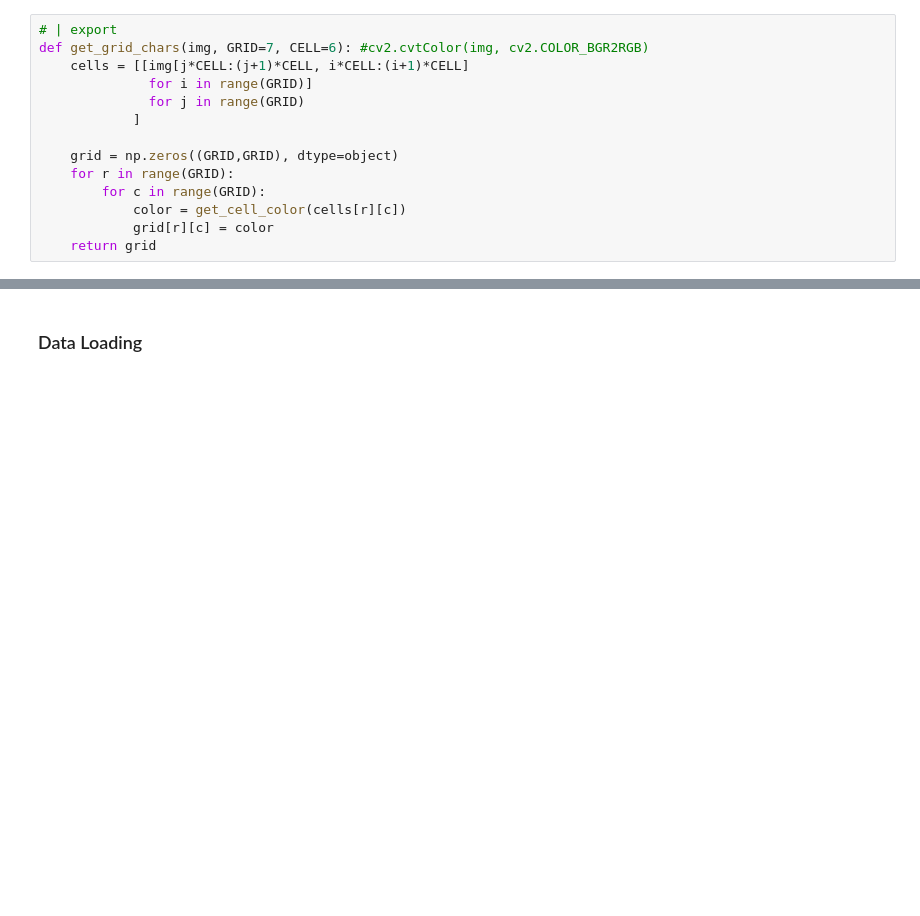
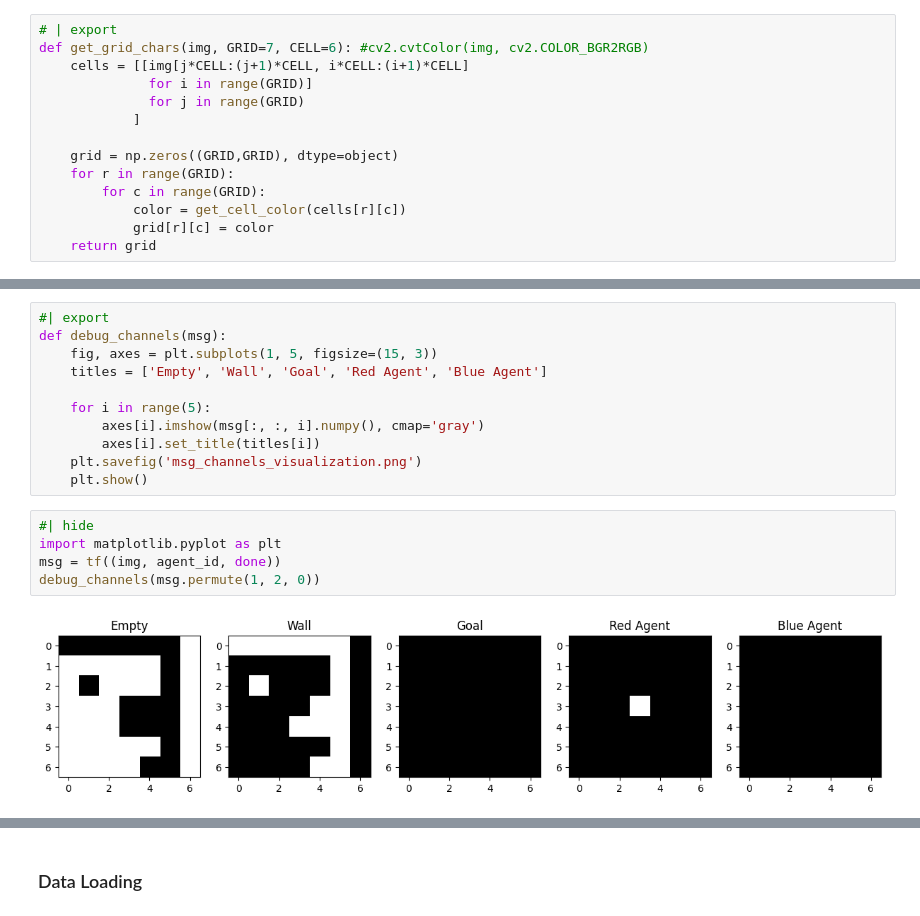
Before and after one commit to Ahmed-Khaled-Saleh/mawm, a Jupyter notebook: nbs/01b_data.utils.ipynb, the cells around one changed output, grey strips where cells are left out. Saved outputs shown, nothing was run; the diff lists cells and outputs as text; blank space fills up the shorter version.

```diff
--- a/nbs/01b_data.utils.ipynb
+++ b/nbs/01b_data.utils.ipynb
@@ -178,0 +232,18 @@ semantic_one_hot = F.one_hot(grid, num_classes=num_primitives)
+# %%
+#| export
+def debug_channels(msg):
+    fig, axes = plt.subplots(1, 5, figsize=(15, 3))
+    titles = ['Empty', 'Wall', 'Goal', 'Red Agent', 'Blue Agent']
+
+    for i in range(5):
+        axes[i].imshow(msg[:, :, i].numpy(), cmap='gray')
+        axes[i].set_title(titles[i])
+    plt.savefig('msg_channels_visualization.png')
+    plt.show()
+# %%
+#| hide
+import matplotlib.pyplot as plt
+msg = tf((img, agent_id, done))
+debug_channels(msg.permute(1, 2, 0))
+# %% [output]
+[figure, added]
```
Also changed, not shown: parts of 17 cells of this notebook, 17 other files.
